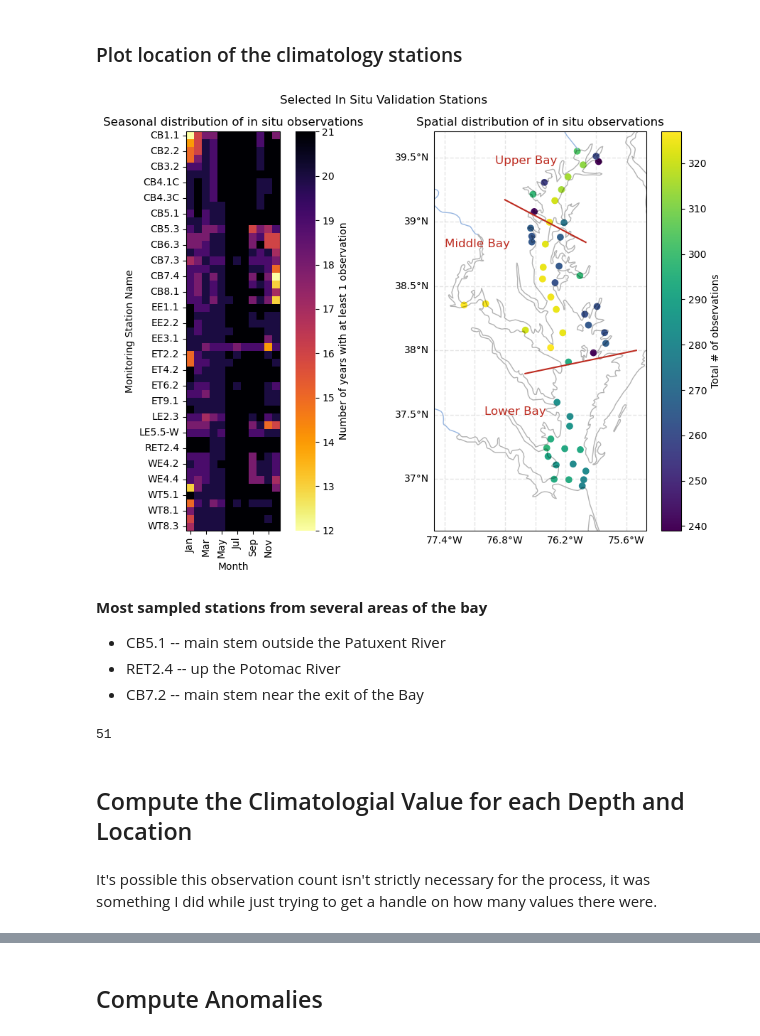
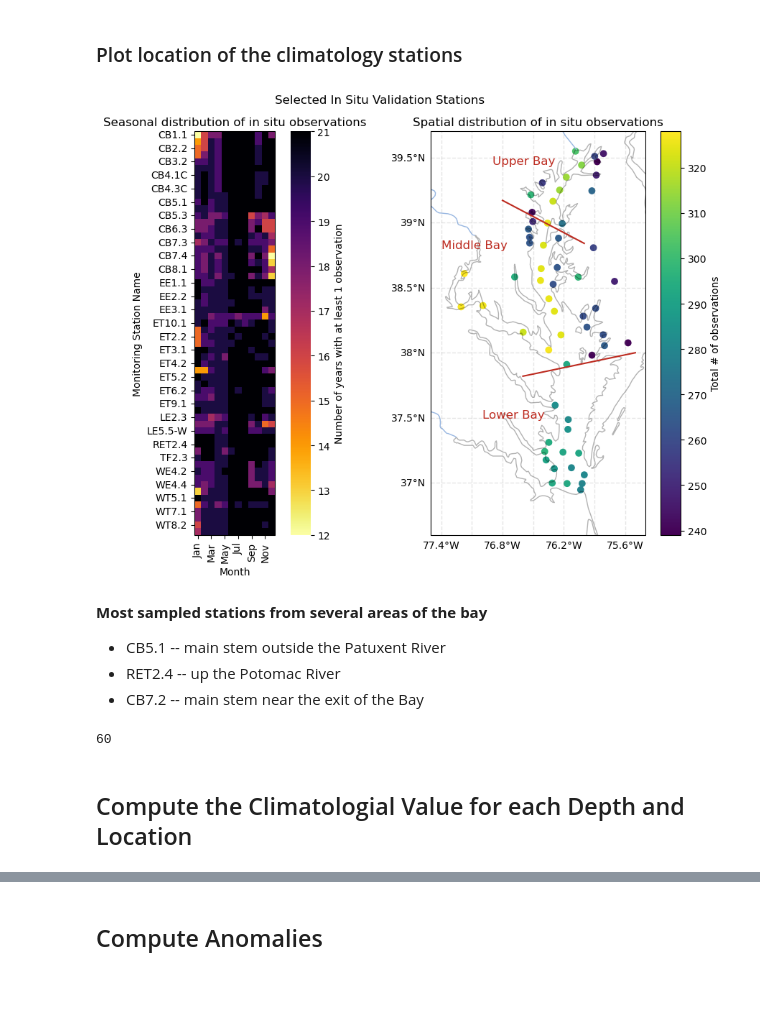
Before and after one commit to rwegener2/journalarticle_chesapeake_mhw, a Jupyter notebook: notebooks/01_intermediate_processing/01a_anomaly_CBP_station_climatology.ipynb, the cells around one changed output, grey strips where cells are left out. Saved outputs shown, nothing was run; the diff lists cells and outputs as text; code cells hidden in the pictures; blank space fills up the shorter version.

```diff
--- a/notebooks/01_intermediate_processing/01a_anomaly_CBP_station_climatology.ipynb
+++ b/notebooks/01_intermediate_processing/01a_anomaly_CBP_station_climatology.ipynb
@@ -28,6 +28,6 @@ Update the `REPO_ROOT` to the location of the `chesapeake_mhw` folder on your ma
 # %%
 SAVE_FIGS = True
-REPO_ROOT = Path('/Users/rwegener/repos/chesapeake_mhw')
+REPO_ROOT = Path('/Users/rwegener/repos/journalarticle_chesapeake_mhw')
 # %% [markdown]
 ### Read Data
 # %%
@@ -52,12 +52,11 @@ wq_stations = wq_stations.rename(columns={'MeasureValue': 'sst_cbp'})
 File has one SST value per lat/lon/date. Values are the average of all the observations between 1m and 3m depth.
 # %%
 # Save output
-path = (
-    REPO_ROOT / 'data/02_interim' / 'cbp_sst_depthaveraged.csv'
-    # 'cbp_stations_climatology_raw_filtered.csv' # TODO rename this. It isn't a clim and filtered
-    # is pretty vague
+output_dir = REPO_ROOT / 'data/02_interim'
+wq_stations.to_csv(
+    output_dir / 'cbp_sst_depthaveraged.csv',
+    index=False
 )
-wq_stations.to_csv(path, index=False)
 # %%
 wq_stations
 # %% [output]
@@ -162,35 +161,36 @@ gl.top_labels, gl.right_labels = False, False
 
 # Add seasonal distribution
 # attempted and failed to make colorbar discrete
 # making colorbar discrete is fine; struggling with label location
 # cmap = plt.get_cmap('inferno_r', np.max(completeness_df.values) - np.min(completeness_df.values) + 1)
 axes[0].set_title('Seasonal distribution of in situ observations')
 sns.heatmap(completeness_df, ax=axes[0], cmap='inferno_r',
                    # linewidths=0.2,
             cbar_kws={'label': 'Number of years with at least 1 observation'})
 axes[0].set_ylabel('Monitoring Station Name')
 axes[0].set_xlabel('Month')
 axes[0].set_xticks([0.5, 2.5, 4.5, 6.5, 8.5, 10.5])
 axes[0].set_xticklabels(['Jan','Mar','May','Jul', 'Sep', 'Nov'])
 
 # Plot in situ locations
 axes[1].set_title('Spatial distribution of in situ observations')
 geoWQ.plot(ax=axes[1], column='Count', legend=True, legend_kwds={'label': "Total # of observations"})
 # Add upper / middle / lower locations
 axes[1].plot([-76.8, -76.0], [39.17, 38.84], color='#bd2b20')  # upper/mid
 axes[1].plot([-76.6, -75.5], [37.82, 38], color='#bd2b20')  # mid/lower
 axes[1].text(-76.9, 39.45, 'Upper Bay', color='#bd2b20', size=12)
 axes[1].text(-77.4, 38.8, 'Middle Bay', color='#bd2b20', size=12)
 axes[1].text(-77.0, 37.5, 'Lower Bay', color='#bd2b20', size=12)
 
 
 plt.tight_layout()
 
 if SAVE_FIGS:
-    plt.savefig(REPO_ROOT / 'figures/02_validation/insitu_distribution.png',
+    output_dir = REPO_ROOT / 'figures/02_validation'
+    plt.savefig(output_dir / 'insitu_distribution.png',
                 dpi=400, bbox_inches='tight')
 # %% [output]
-[figure, old version]
+[figure, new version]
 # %% [markdown]
 **Most sampled stations from several areas of the bay**
 
@@ -200,11 +200,9 @@ if SAVE_FIGS:
 # %%
 len(stations_filtered)
 # %% [output]
-51
+60
 # %% [markdown]
 ## Compute the Climatologial Value for each Depth and Location
-# %% [markdown]
-It's possible this observation count isn't strictly necessary for the process, it was something I did while just trying to get a handle on how many values there were.
 # %%
 wq_stations.sort_values(['Station', 'SampleDate'])
 # %% [output]
```
Also changed, not shown: parts of 11 cells of this notebook, 21 other files.
